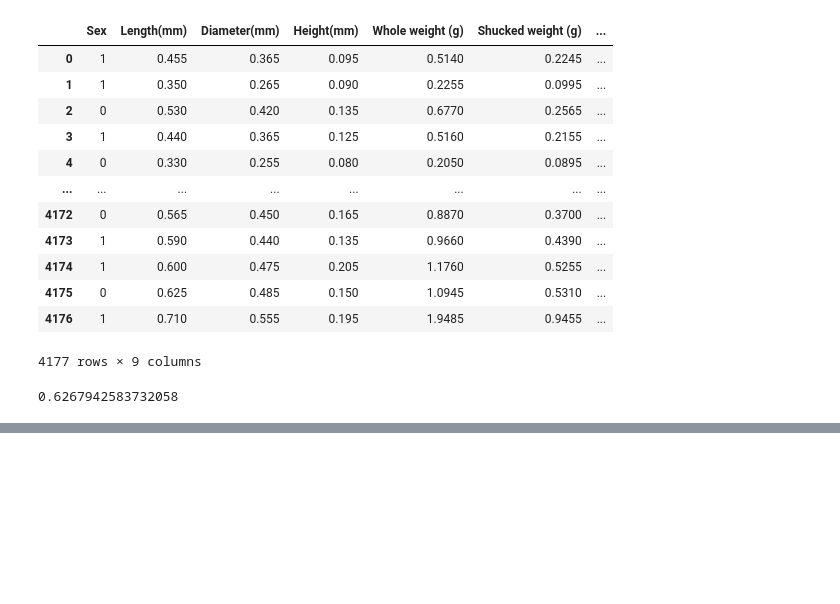
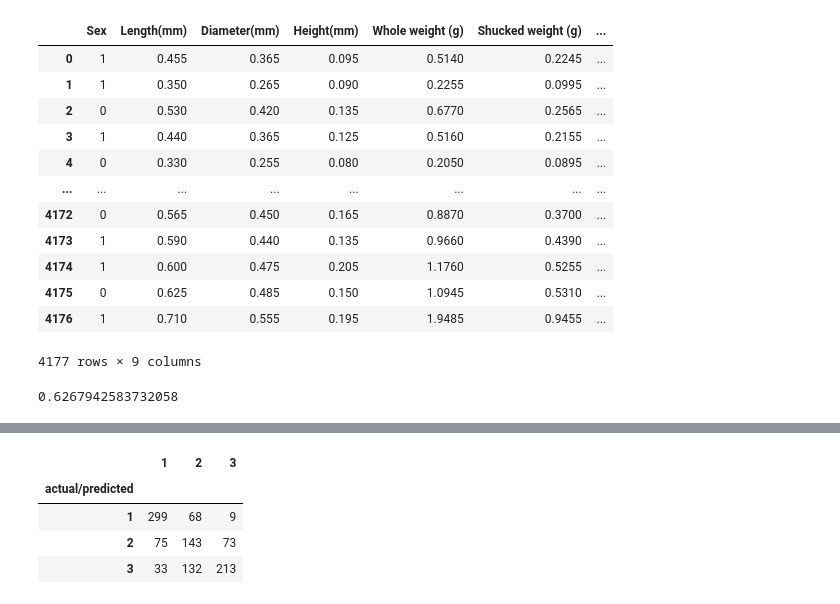
Before and after one commit to hjoaquim/psn-fs-js-hj, a Jupyter notebook: a3.ipynb, the cells around one changed output, grey strips where cells are left out. Drawn from its saved outputs; the diff is of its cells as text; code cells hidden in the pictures; blank space fills up the shorter version.

```diff
--- a/a3.ipynb
+++ b/a3.ipynb
@@ -152,10 +155,3 @@ knn.fit(X_train,y_train)
 knn.score(X_test,y_test)
 # %% [output]
 0.6267942583732058
-# %%
-### Let's indivually classify the first 5 examples in the test set
-firstFiveRows = X_test.head(5)
-for ex in firstFiveRows:
-    #neigs = knn.kneighbors(X_test.iloc[ex].values.reshape(1, -1), n_neighbors=5)
-    #X_test.iloc[ex]
-    print(X_test.iloc[[ex.index]])
@@ -163,0 +158,21 @@ TypeError: int() argument must be a string, a bytes-like object or a number, not
+# %%
+### Let's indivually classify the first 5 examples in the test set
+firstFiveRows = X_test.head(5)
+predictionClasses = []
+neigs = []
+for ex in range(5):
+    prediction = str(knn.predict([X_test.iloc[ex].tolist()])[0])
+    actualClass = str(y_test.iloc[ex])
+    neigs = knn.kneighbors(X_test.iloc[ex].values.reshape(1, -1), n_neighbors=5); neigsStr = str(neigs)
+    #neigsClass = [y_test.iloc[neig] for neig in neigs[1]]; neigsClassStr = str(neigsClass)
+
+    print("Predicted class: " + prediction)
+    print("Actual class: " + actualClass)
+    print("Nearest neighbours: " + neigsStr)
+    print("###########################################")
+    #print("Nearest neighbour's class: " + neigsClassStr)
+
+# TO-DO:
+# We should look into the near neighbour's class,
+# to check if the classification we did actually make sense.
+# Somehow line 8 is giving "out of bonds" error.
@@ -163,0 +215,15 @@ TypeError: int() argument must be a string, a bytes-like object or a number, not
+# %%
+# Let's build a confusion matrix
+predicted = [ knn.predict([X_test.iloc[ex].tolist()])[0] for ex in range(len(X_test.index)) ]
+cm = np.transpose(confusion_matrix(y_test, predicted))
+
+actual=[1,2,3]
+Tp = pd.DataFrame(list(zip(actual,cm[0],cm[1],cm[2])),columns = ["actual/predicted",1,2,3])
+Tp.set_index('actual/predicted', inplace=True)
+Tp
+# %% [output]
+|  | 1 | 2 | 3 |
+| actual/predicted |  |  |  |
+| 1 | 299 | 68 | 9 |
+| 2 | 75 | 143 | 73 |
+| 3 | 33 | 132 | 213 |
```
Also changed, not shown: parts of 11 cells of this notebook.
